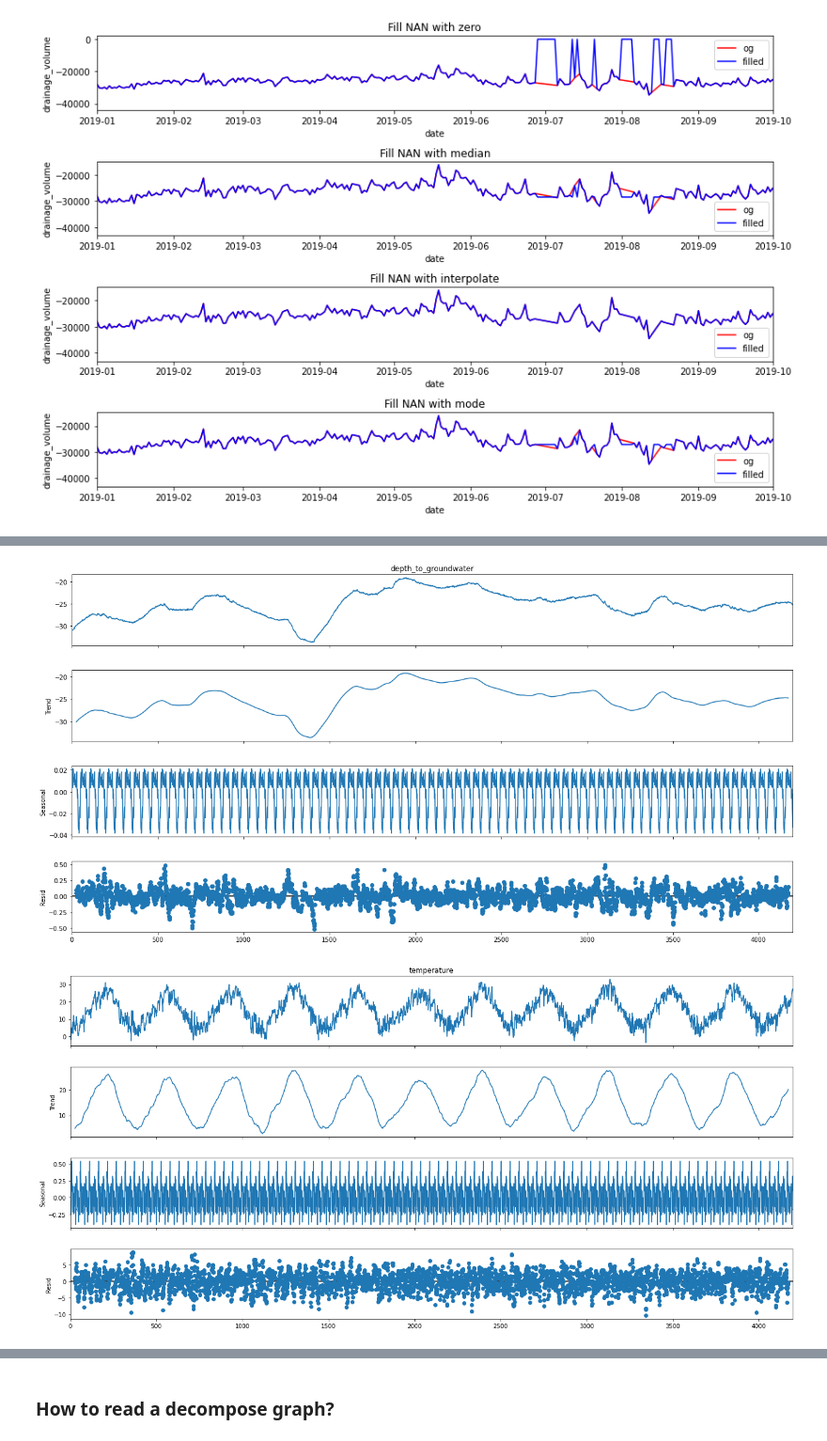
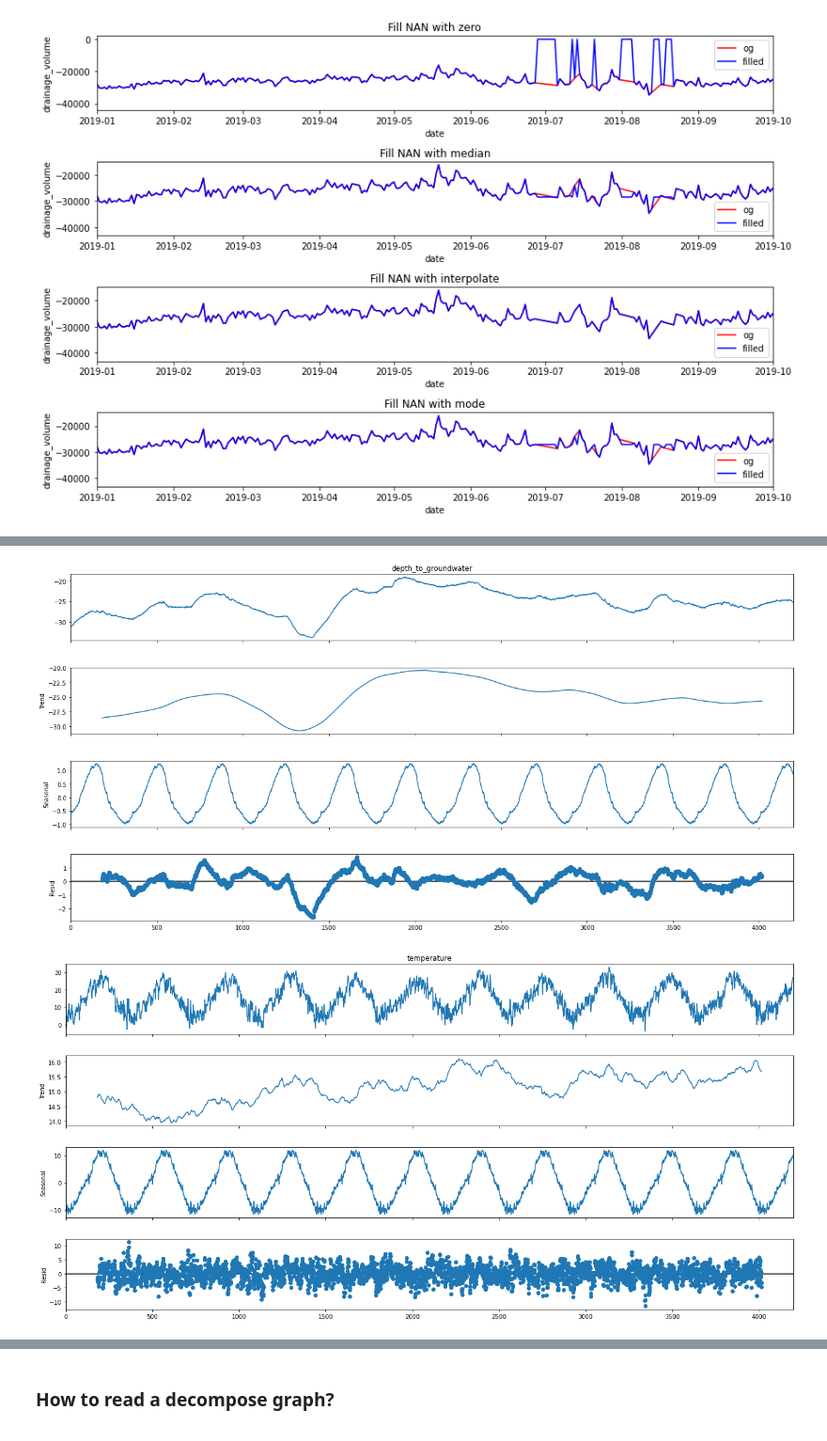
Before and after one commit to chris199713/time_series_analysis, a Jupyter notebook: time_series_analysis.ipynb, the cells around one changed output, grey strips where cells are left out. Shown at 94% size. Cells and saved outputs as stored; diff of their text form; code cells hidden in the pictures.

```diff
--- a/time_series_analysis.ipynb
+++ b/time_series_analysis.ipynb
@@ -149,0 +220,4 @@ from statsmodels.tsa.seasonal import seasonal_decompose
+# %%
+decompose_value = seasonal_decompose(df['temperature'], model='additive',period = 365)
+fig = decompose_value.plot()
+fig.set_size_inches((20, 10))
@@ -151,7 +227,7 @@ from statsmodels.tsa.seasonal import seasonal_decompose
 cols_to_decompose = ['rainfall', 'depth_to_groundwater', 'temperature',
        'drainage_volume', 'river_hydrometry']
 for columns in cols_to_decompose:
-    decompose_value = seasonal_decompose(df[columns], model='additive',period = 52)
+    decompose_value = seasonal_decompose(df[columns], model='additive',period = 365)
     fig = decompose_value.plot()
     fig.set_size_inches((20, 10))
 # %% [output]
@@ -159,2 +235,2 @@ for columns in cols_to_decompose:
-[figure, old version]
+[figure, new version]
-[figure, old version]
+[figure, new version]
```
Also changed, not shown: parts of 13 cells of this notebook.
